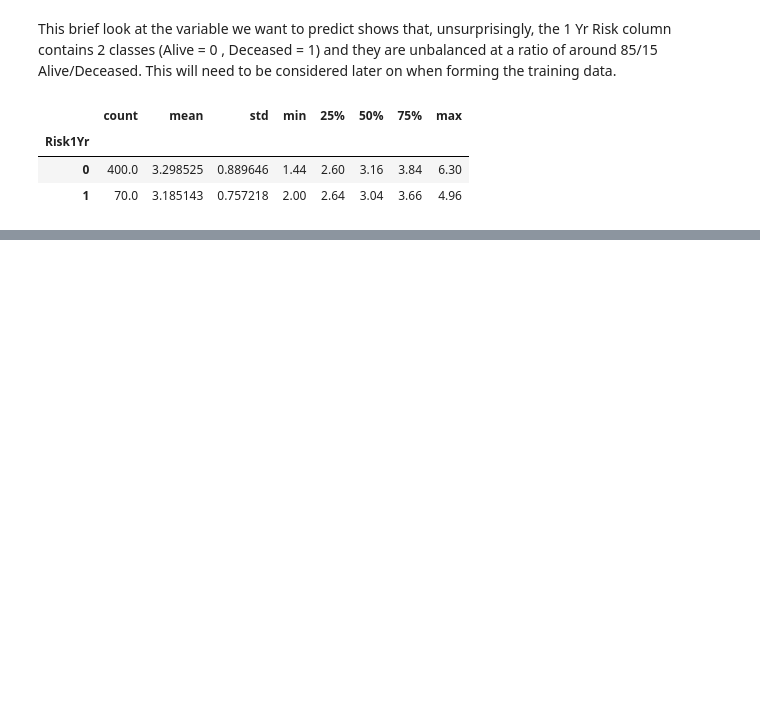
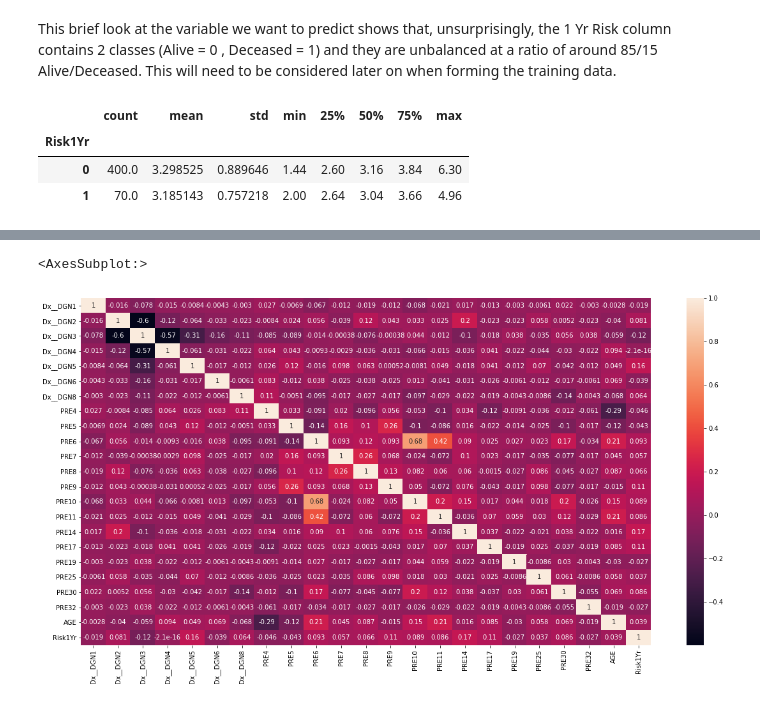
Before and after one commit to Robert-Lewis3/Springboard, a Jupyter notebook: CAPSTONE_2/CAPSTONE - Thoracic Surgery.ipynb, the cells around one changed output, grey strips where cells are left out. Cells and saved outputs as stored; diff of their text form; code cells hidden in the pictures; blank space fills up the shorter version.

```diff
--- a/CAPSTONE_2/CAPSTONE - Thoracic Surgery.ipynb
+++ b/CAPSTONE_2/CAPSTONE - Thoracic Surgery.ipynb
@@ -189,0 +259,6 @@ df.hist(ax = ax);
+# %%
+plt.figure(figsize=(20,10))
+sns.heatmap(df.corr(), annot=True)
+# %% [output]
+<AxesSubplot:>
+[figure, added]
```
Also changed, not shown: parts of 12 cells of this notebook.
